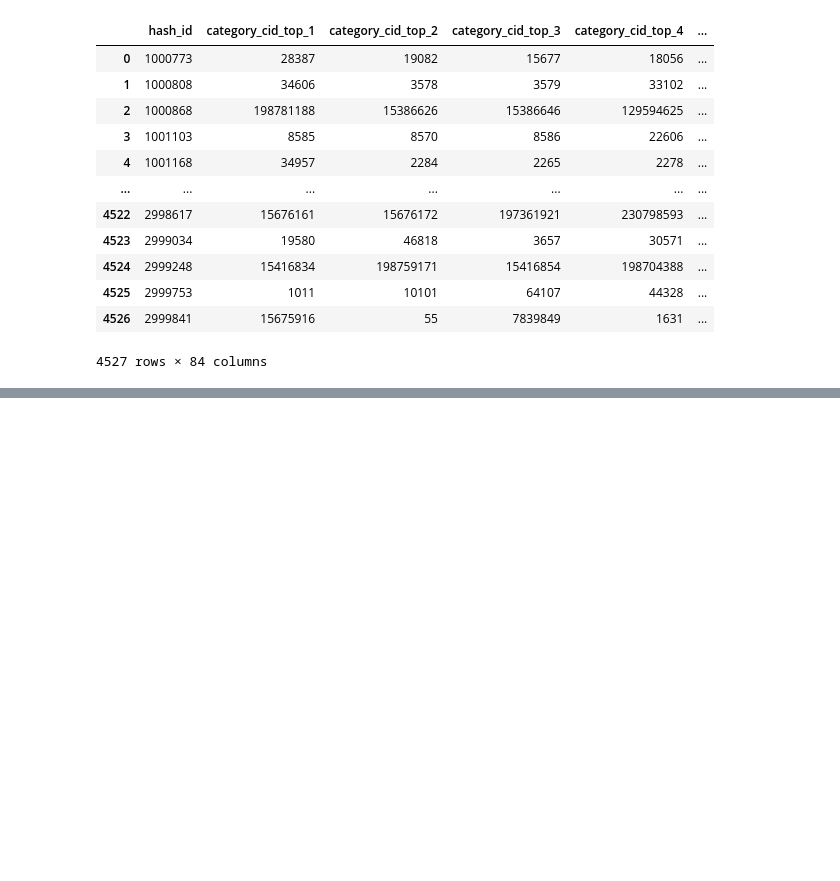
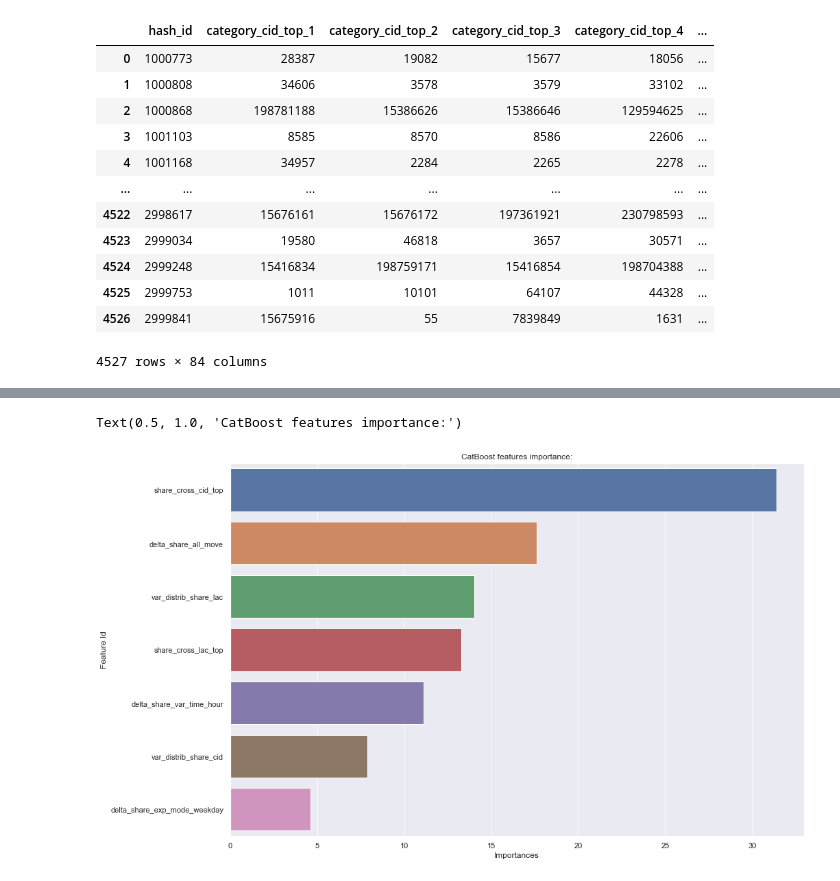
Before and after one commit to IvanovNA01/OneFactor_test, a Jupyter notebook: test_to_OneFactor.ipynb, the cells around one changed output, grey strips where cells are left out. Cells and saved outputs as stored; diff of their text form; code cells hidden in the pictures; blank space fills up the shorter version.

```diff
--- a/test_to_OneFactor.ipynb
+++ b/test_to_OneFactor.ipynb
@@ -692,0 +689,2 @@ X_res
+# %%
+X_train, X_test, y_train, y_test = train_test_split(X_res, y_res, test_size=0.25, random_state=42)
@@ -692,0 +703,22 @@ X_res
+# %%
+train_data = Pool(data=X_train,
+                  label=y_train
+                 )
+
+
+params = {'loss_function':'Logloss',
+          'eval_metric':'F1',
+          'custom_metric': ['F1', 'Precision', 'Recall'],
+          'verbose': 200,
+          'random_seed': 42
+         }
+
+
+scores = cv(pool=train_data,
+            params=params,
+            fold_count=4,
+            seed=42,
+            shuffle=True,
+            stratified=True,
+            plot=True
+           )
@@ -692,0 +744,12 @@ X_res
+# %%
+cbc = CatBoostClassifier(**params)
+
+test_data = Pool(data=X_test,
+                  label=y_test
+                 )
+
+cbc.fit(train_data,
+          eval_set=test_data,
+          use_best_model=True,
+          plot=True
+         );
@@ -692,0 +770,3 @@ X_res
+# %%
+feature_importance_df = cbc.get_feature_importance(prettified=True)
+feature_importance_df
@@ -692,0 +782,6 @@ X_res
+# %%
+sns.barplot(x="Importances", y="Feature Id", data=feature_importance_df)
+plt.title('CatBoost features importance:')
+# %% [output]
+Text(0.5, 1.0, 'CatBoost features importance:')
+[figure, added]
```
Also changed, not shown: parts of 30 cells of this notebook, 32 other files.
